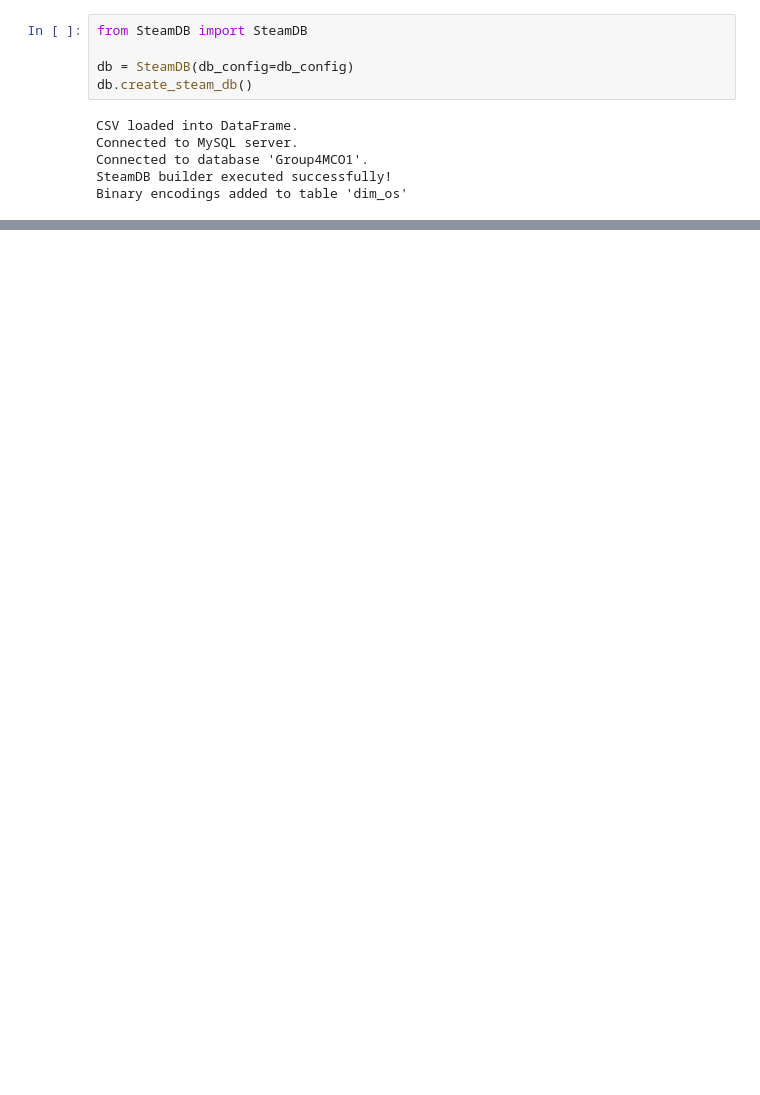
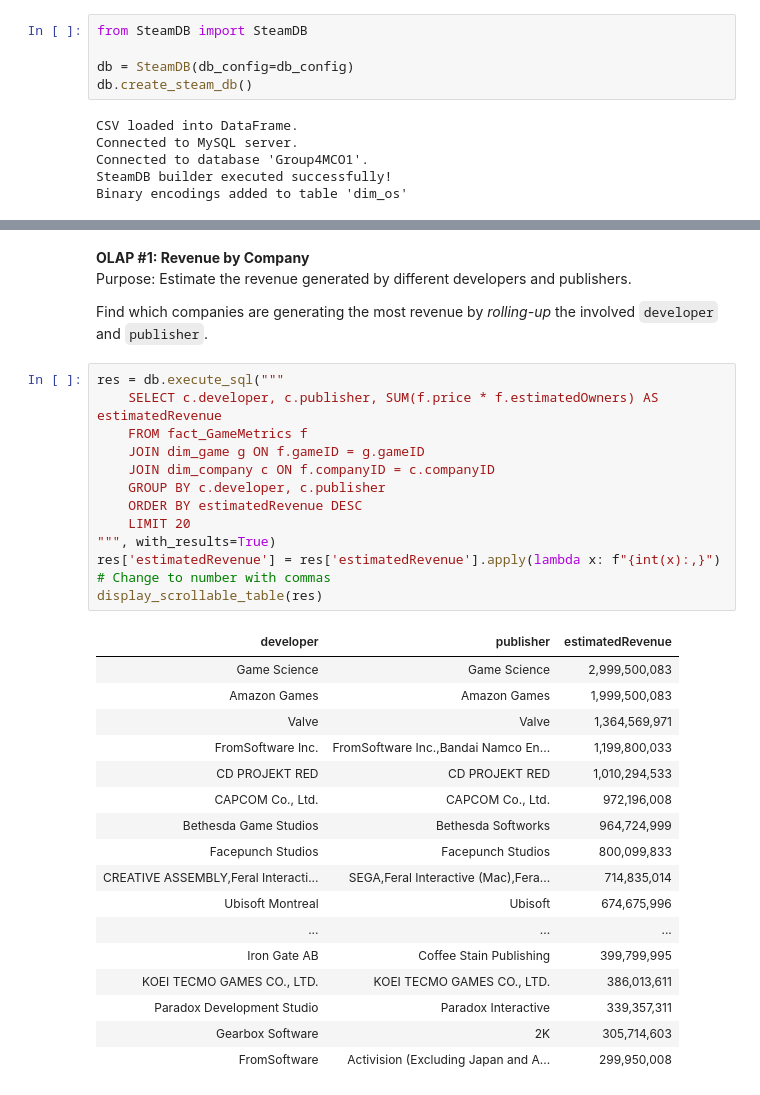
Before and after one commit to carl-yap/STADVDB-Group4MCO, a Jupyter notebook: MCO1.ipynb, the cells around one changed output, grey strips where cells are left out. Drawn from its saved outputs; the diff is of its cells as text; blank space fills up the shorter version.

```diff
--- a/MCO1.ipynb
+++ b/MCO1.ipynb
@@ -58,0 +175,35 @@ db.execute_sql("SELECT DISTINCT osID from fact_gamemetrics")
+# %% [markdown]
+**OLAP #1: Revenue by Company**
+Purpose: Estimate the revenue generated by different developers and publishers.
+
+Find which companies are generating the most revenue by *rolling-up* the involved `developer` and `publisher`.
+# %%
+res = db.execute_sql("""
+    SELECT c.developer, c.publisher, SUM(f.price * f.estimatedOwners) AS estimatedRevenue
+    FROM fact_GameMetrics f
+    JOIN dim_game g ON f.gameID = g.gameID
+    JOIN dim_company c ON f.companyID = c.companyID
+    GROUP BY c.developer, c.publisher
+    ORDER BY estimatedRevenue DESC
+    LIMIT 20
+""", with_results=True)
+res['estimatedRevenue'] = res['estimatedRevenue'].apply(lambda x: f"{int(x):,}") # Change to number with commas
+display_scrollable_table(res)
+# %% [output]
+| developer | publisher | estimatedRevenue |
+| Game Science | Game Science | 2,999,500,083 |
+| Amazon Games | Amazon Games | 1,999,500,083 |
+| Valve | Valve | 1,364,569,971 |
+| FromSoftware Inc. | FromSoftware Inc.,Bandai Namco En... | 1,199,800,033 |
+| CD PROJEKT RED | CD PROJEKT RED | 1,010,294,533 |
+| CAPCOM Co., Ltd. | CAPCOM Co., Ltd. | 972,196,008 |
+| Bethesda Game Studios | Bethesda Softworks | 964,724,999 |
+| Facepunch Studios | Facepunch Studios | 800,099,833 |
+| CREATIVE ASSEMBLY,Feral Interacti... | SEGA,Feral Interactive (Mac),Fera... | 714,835,014 |
+| Ubisoft Montreal | Ubisoft | 674,675,996 |
+| ... | ... | ... |
+| Iron Gate AB | Coffee Stain Publishing | 399,799,995 |
+| KOEI TECMO GAMES CO., LTD. | KOEI TECMO GAMES CO., LTD. | 386,013,611 |
+| Paradox Development Studio | Paradox Interactive | 339,357,311 |
+| Gearbox Software | 2K | 305,714,603 |
+| FromSoftware | Activision (Excluding Japan and A... | 299,950,008 |
```
Also changed, not shown: parts of 19 cells of this notebook, 2 other files.
